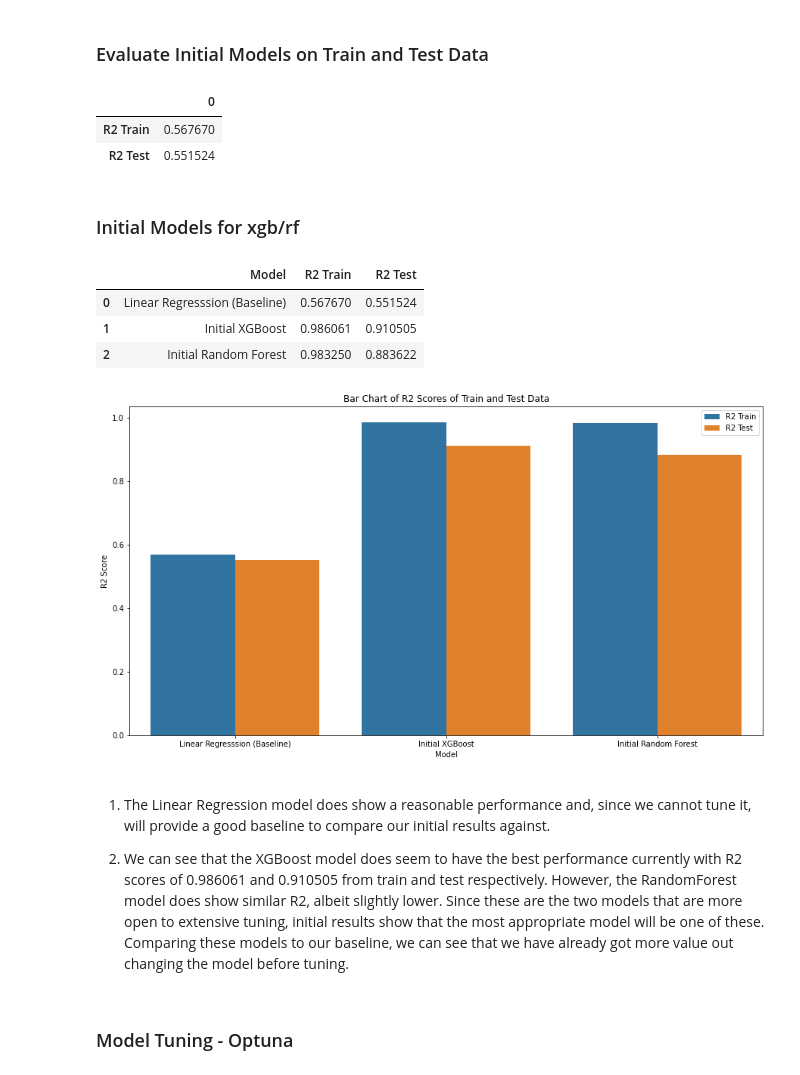
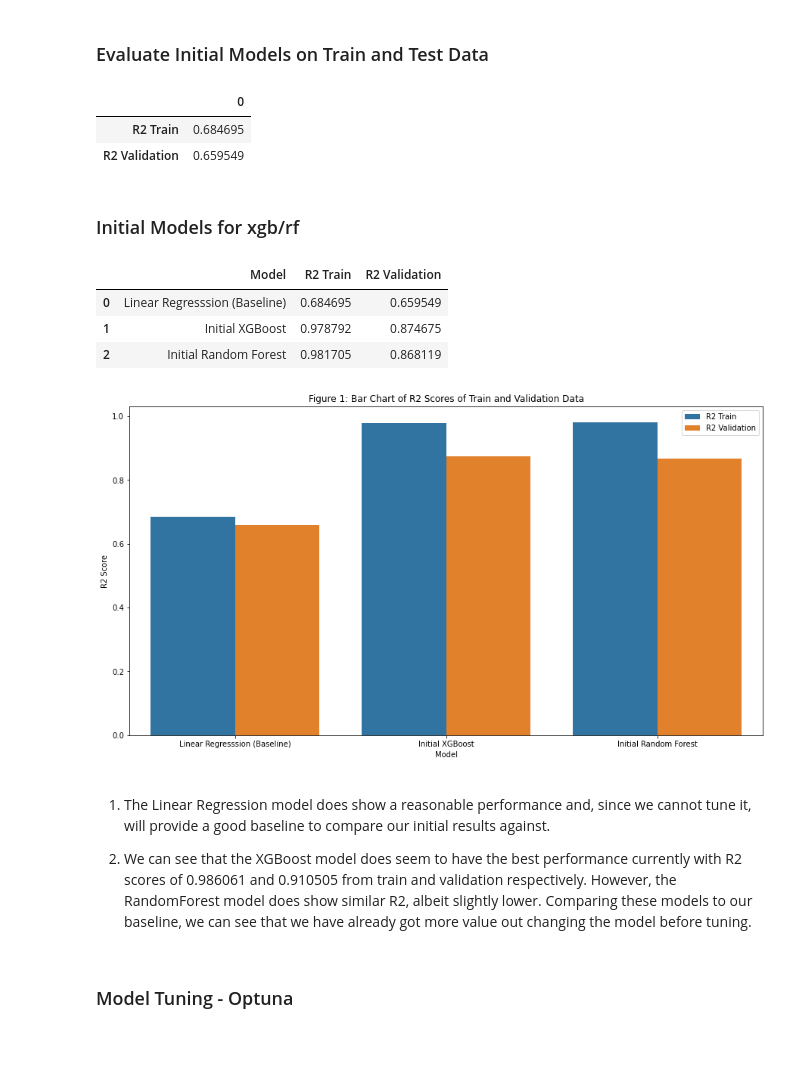
Before and after one commit to j4mes12/ITAI_Coursework, a Jupyter notebook: Task 1/04_Model_Tuning.ipynb, the cells around one changed output. Saved outputs shown, nothing was run; the diff lists cells and outputs as text; code cells hidden in the pictures; blank space fills up the shorter version.

```diff
--- a/Task 1/04_Model_Tuning.ipynb
+++ b/Task 1/04_Model_Tuning.ipynb
@@ -65,14 +71,14 @@ models = [lr]
 rmse_initial_results = {
     'Model' : ['Linear Regresssion (Baseline)'],
     'R2 Train' : [f.evaluate_model(model, metric = 'r2', **train_data) for model in models],
-    'R2 Test' : [f.evaluate_model(model, metric = 'r2', **test_data) for model in models]
+    'R2 Validation' : [f.evaluate_model(model, metric = 'r2', **val_data) for model in models]
     }
 initial_results = pd.DataFrame(rmse_initial_results)
-initial_results[['R2 Train', 'R2 Test']].T
+initial_results[['R2 Train', 'R2 Validation']].T
 # %% [output]
 |  | 0 |
-| R2 Train | 0.567670 |
-| R2 Test | 0.551524 |
+| R2 Train | 0.684695 |
+| R2 Validation | 0.659549 |
 # %% [markdown]
 ### Initial Models for xgb/rf
 # %%
@@ -90,37 +96,37 @@ models = [lr, xgb_optuna_base, rf_optuna_base]
 rmse_initial_results = {
     'Model' : ['Linear Regresssion (Baseline)', 'Initial XGBoost', 'Initial Random Forest'],
     'R2 Train' : [f.evaluate_model(model.fit(**train_data), metric = 'r2', **train_data) for model in models],
-    'R2 Test' : [f.evaluate_model(model.fit(**train_data), metric = 'r2', **test_data) for model in models]
+    'R2 Validation' : [f.evaluate_model(model.fit(**train_data), metric = 'r2', **val_data) for model in models]
     }
 initial_results = pd.DataFrame(rmse_initial_results)
 initial_results
 # %% [output]
-|  | Model | R2 Train | R2 Test |
-| 0 | Linear Regresssion (Baseline) | 0.567670 | 0.551524 |
-| 1 | Initial XGBoost | 0.986061 | 0.910505 |
-| 2 | Initial Random Forest | 0.983250 | 0.883622 |
+|  | Model | R2 Train | R2 Validation |
+| 0 | Linear Regresssion (Baseline) | 0.684695 | 0.659549 |
+| 1 | Initial XGBoost | 0.978792 | 0.874675 |
+| 2 | Initial Random Forest | 0.981705 | 0.868119 |
 # %%
 fig, ax = plt.subplots(1, 1, figsize = (15, 8))
 
 melt_data = initial_results.melt(id_vars = 'Model')
 
 sns.barplot(
     ax = ax,
     data = melt_data,
     x = 'Model',
     y = 'value',
-    hue = 'variable').set(title = 'Bar Chart of R2 Scores of Train and Test Data')
+    hue = 'variable').set(title = 'Figure 1: Bar Chart of R2 Scores of Train and Validation Data')
 
 plt.ylabel('R2 Score')
 plt.legend()
 plt.savefig(p.OUTPUTS_PATH + 'initial_models.png')
 plt.show()
 # %% [output]
-[figure, old version]
+[figure, new version]
 # %% [markdown]
 1. The Linear Regression model does show a reasonable performance and, since we cannot tune it, will provide a good baseline to compare our initial results against.
 
-1. We can see that the XGBoost model does seem to have the best performance currently with R2 scores of 0.986061 and 0.910505 from train and test respectively. However, the RandomForest model does show similar R2, albeit slightly lower. Since these are the two models that are more open to extensive tuning, initial results show that the most appropriate model will be one of these. Comparing these models to our baseline, we can see that we have already got more value out changing the model before tuning.
+1. We can see that the XGBoost model does seem to have the best performance currently with R2 scores of 0.986061 and 0.910505 from train and validation respectively. However, the RandomForest model does show similar R2, albeit slightly lower. Comparing these models to our baseline, we can see that we have already got more value out changing the model before tuning.
 # %% [markdown]
 ### Model Tuning - Optuna
 # %% [markdown]
```
Also changed, not shown: parts of 17 cells of this notebook, 19 other files.
